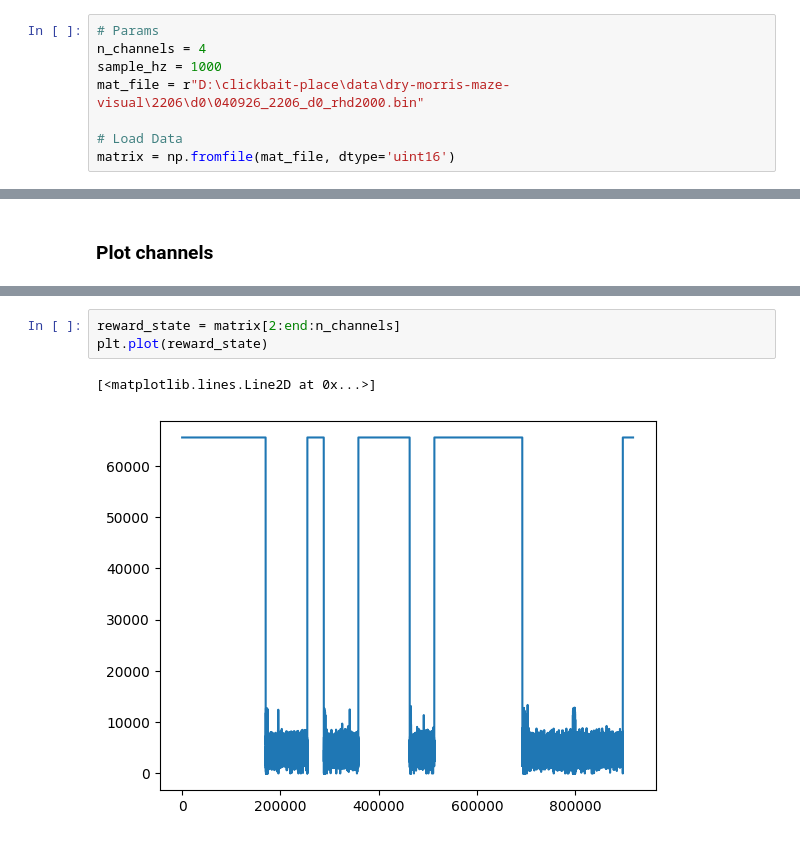
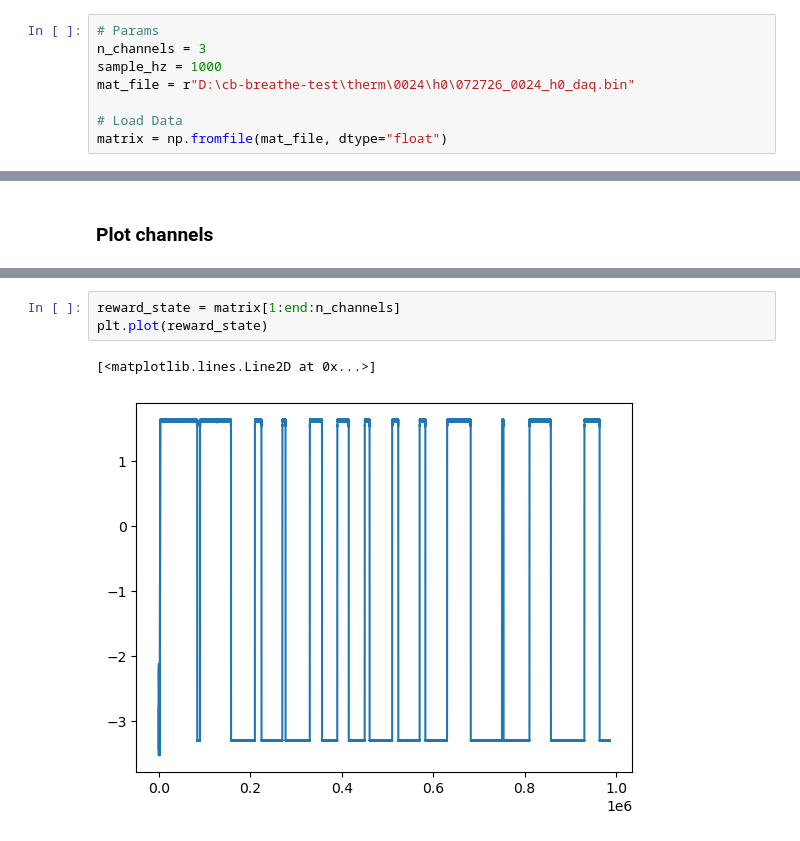
Before and after one commit to nghess/clickbait-place, a Jupyter notebook: utils/bin_viewer.ipynb, the cells around one changed output, grey strips where cells are left out. Saved outputs shown, nothing was run; the diff lists cells and outputs as text.

Commit message:
breathe

```diff
--- a/utils/bin_viewer.ipynb
+++ b/utils/bin_viewer.ipynb
@@ -5,12 +5,12 @@ import matplotlib.pyplot as plt
 ### Load Binary Data from Bonsai MatrixWriter
 # %%
 # Params
-n_channels = 4
+n_channels = 3
 sample_hz = 1000
-mat_file = r"D:\clickbait-place\data\dry-morris-maze-visual\2206\d0\040926_2206_d0_rhd2000.bin"
+mat_file = r"D:\cb-breathe-test\therm\0024\h0\072726_0024_h0_daq.bin"
 
 # Load Data
-matrix = np.fromfile(mat_file, dtype='uint16')
+matrix = np.fromfile(mat_file, dtype="float")
 # %%
 # Data info
 print(f"shape: {matrix.shape}")
@@ -47,9 +47,9 @@ plt.plot(ttl)
 # %%
-reward_state = matrix[2:end:n_channels]
+reward_state = matrix[1:end:n_channels]
 plt.plot(reward_state)
 # %% [output]
 [<matplotlib.lines.Line2D at 0x...>]
-[figure, old version]
+[figure, new version]
 # %%
 iti = matrix[3:end:n_channels]
 plt.plot(iti)
```
Also changed, not shown: parts of 5 cells of this notebook, 6 other files.
